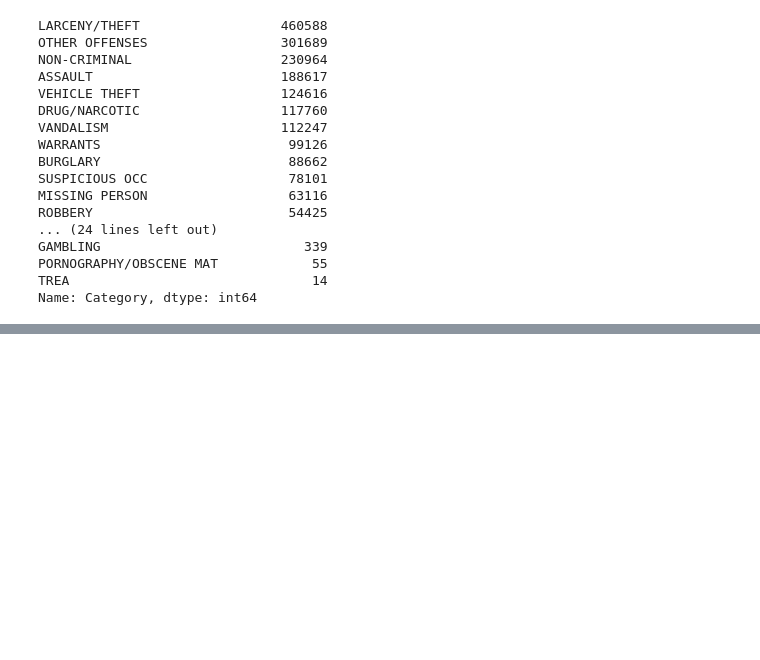
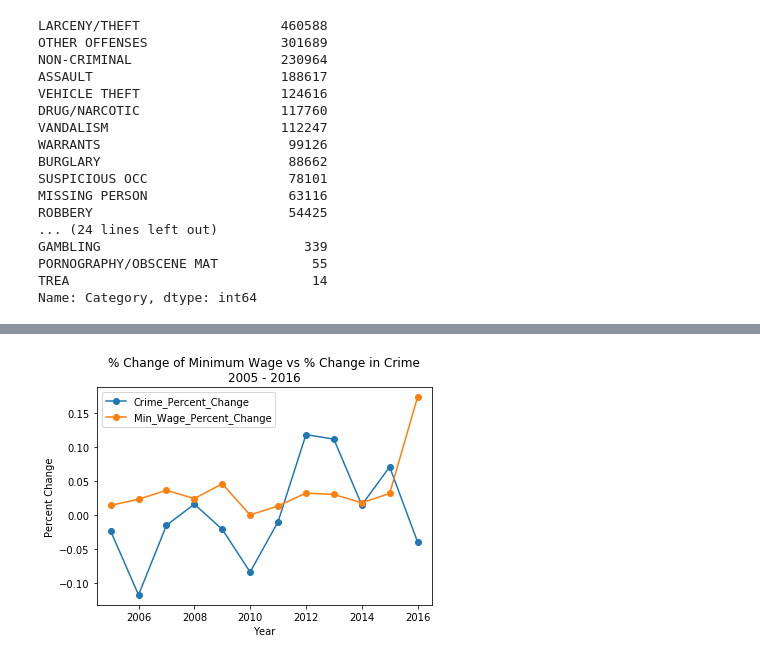
Before and after one commit to nalehc/Team_Four, a Jupyter notebook: sf_crime_data.ipynb, the cells around one changed output, grey strips where cells are left out. Drawn from its saved outputs; the diff is of its cells as text; code cells hidden in the pictures; blank space fills up the shorter version.

Commit message:
add new csvs and plots

```diff
--- a/sf_crime_data.ipynb
+++ b/sf_crime_data.ipynb
@@ -107,0 +114,7 @@ annual_total_df
+# %%
+# create dataframe with min wage file
+min_wage_df = pd.read_csv(min_wage_file)
+
+annual_total_w_min_wage = pd.merge(annual_total_df, min_wage_df, how='outer')
+annual_total_w_min_wage['Min_Wage_Percent_Change'] = annual_total_w_min_wage['Minimum Wage SF'].pct_change()
+annual_total_w_min_wage
@@ -107,0 +138,9 @@ annual_total_df
+# %%
+# select data for plotting
+plot_data = annual_total_w_min_wage[['Year', 'Crime_Percent_Change', 'Min_Wage_Percent_Change']]
+plot_data = plot_data.loc[(plot_data['Year'] >= 2005) &
+                          (plot_data['Year'] <= 2016)]
+
+plot_data = plot_data.set_index('Year')
+plot_data.to_csv('pct_change_comparison.csv')
+plot_data
@@ -107,0 +162,14 @@ annual_total_df
+# %%
+# plot % change of crime v % change in min wage
+x_vals = np.arange(2005, 2017)
+
+plot_data.plot(marker='o')
+
+plt.title('% Change of Minimum Wage vs % Change in Crime\n2005 - 2016')
+plt.ylabel('Percent Change')
+plt.xlim(2004.5, 2016.5)
+
+plt.savefig('pct_change.png')
+plt.show()
+# %% [output]
+[figure, added]
```
Also changed, not shown: parts of 10 cells of this notebook, 7 other files.
